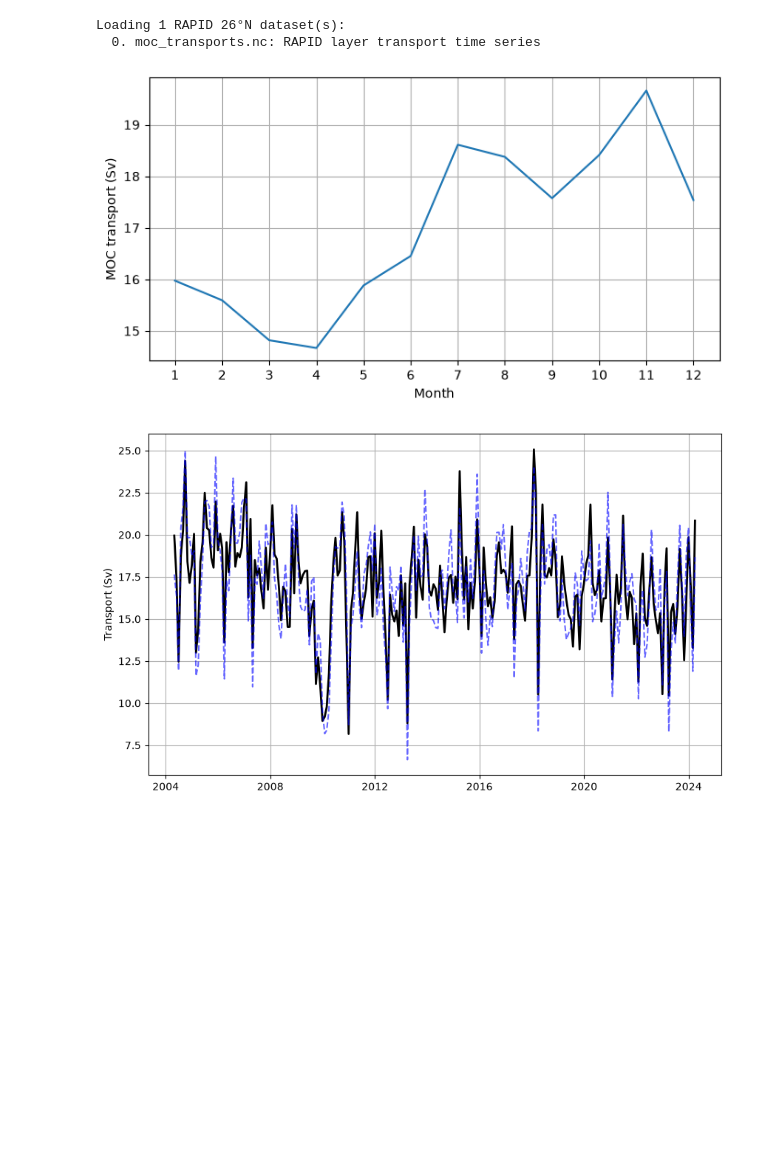
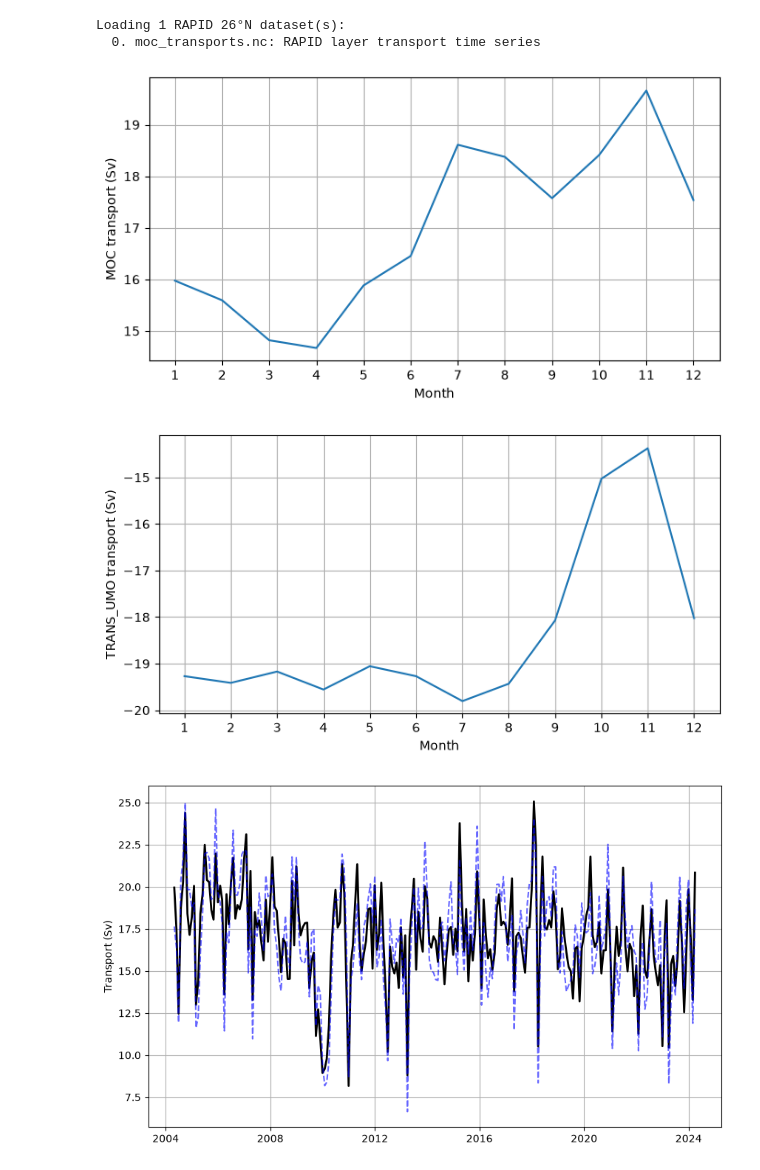
Before and after one commit to jakey244/DataAnalysis_A2, a Jupyter notebook: notebooks/part2A_time_series_comparison.ipynb, the cells around one changed output. Saved outputs shown, nothing was run; the diff lists cells and outputs as text; code cells hidden in the pictures; blank space fills up the shorter version.

Commit message:
some more figures

```diff
--- a/notebooks/part2A_time_series_comparison.ipynb
+++ b/notebooks/part2A_time_series_comparison.ipynb
@@ -27,8 +27,14 @@ Loading 1 RAPID 26°N dataset(s):
   0. moc_transports.nc: RAPID layer transport time series
 # %%
 seasonal.plot_seasonal_cycle(MOC)
+plt.savefig(figpath + "MOC_seasonal_cycle.png")
+plt.show()
+seasonal.plot_seasonal_cycle(TRANS_UMO)
+plt.savefig(figpath + "UMO_seasonal_cycle.png")
+plt.show()
 # %% [output]
 [figure]
+[figure, added]
 # %%
 # deseasonalize the timeseries
 MOC_deseasonalized = seasonal.remove_seasonal_cycle(MOC)
```
Also changed, not shown: 3 other files.
